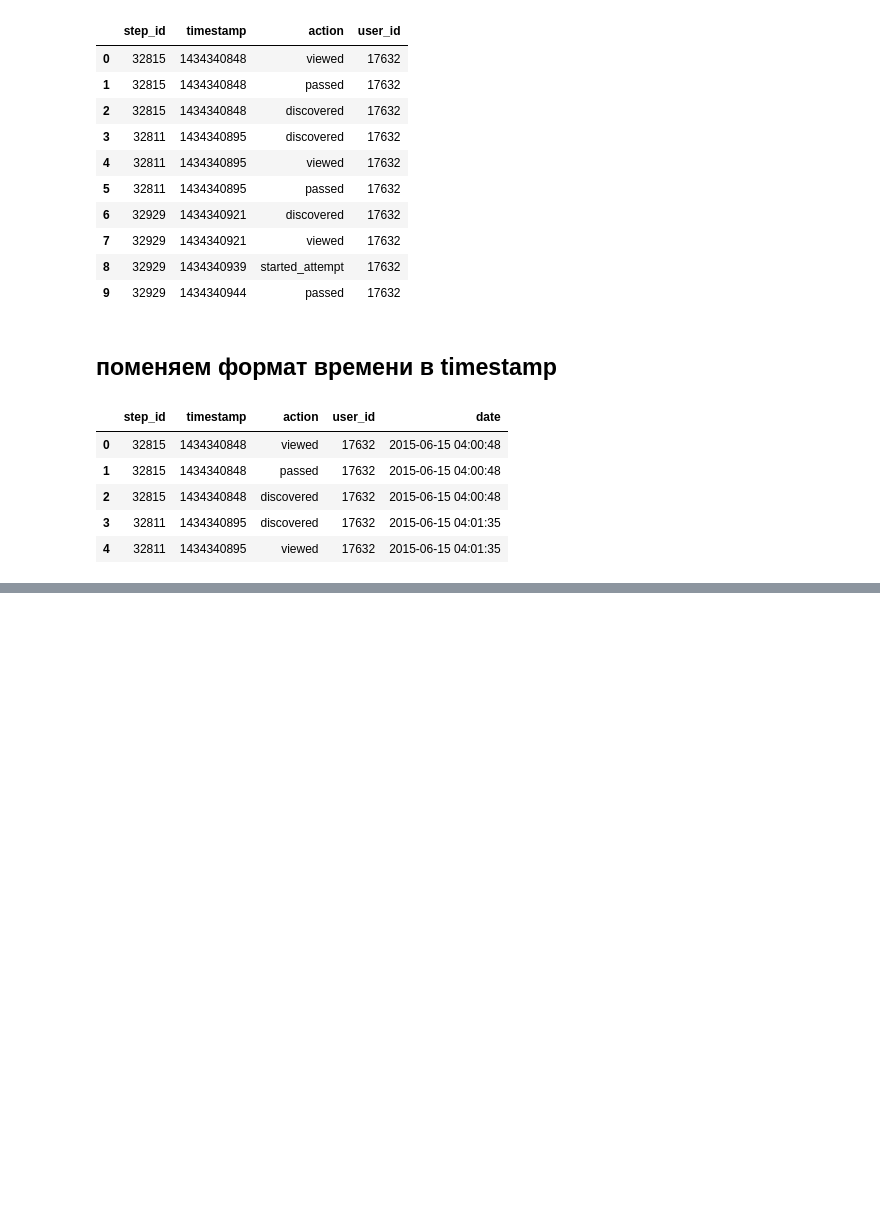
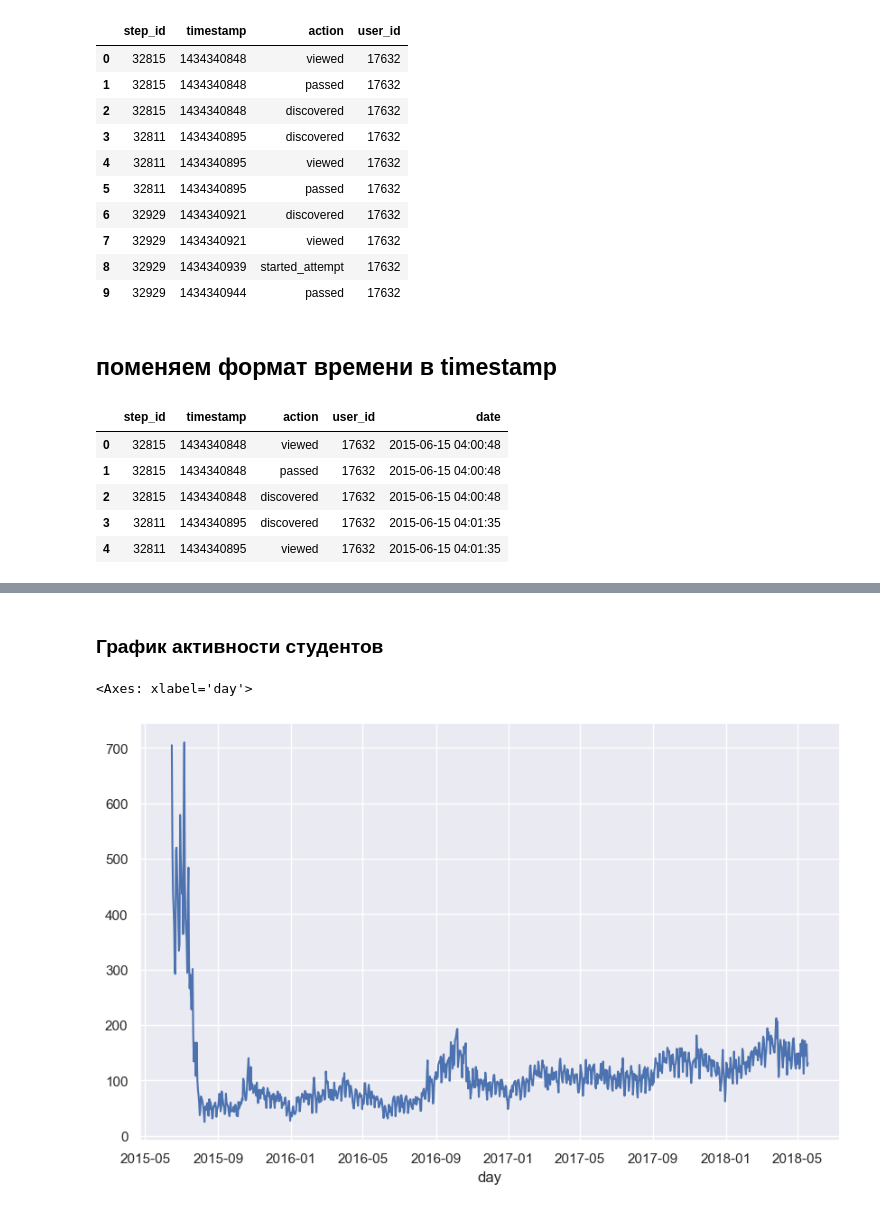
Before and after one commit to MaksimRaik/DataScience_stepik_users_analysis, a Jupyter notebook: first_notebook.ipynb, the cells around one changed output, grey strips where cells are left out. Drawn from its saved outputs; the diff is of its cells as text; code cells hidden in the pictures; blank space fills up the shorter version.

```diff
--- a/first_notebook.ipynb
+++ b/first_notebook.ipynb
@@ -33,3 +33,5 @@ events_data.head()
 | 2 | 32815 | 1434340848 | discovered | 17632 | 2015-06-15 04:00:48 |
 | 3 | 32811 | 1434340895 | discovered | 17632 | 2015-06-15 04:01:35 |
 | 4 | 32811 | 1434340895 | viewed | 17632 | 2015-06-15 04:01:35 |
+# %%
+events_data['day'] = events_data.date.dt.date
@@ -35,0 +54,8 @@ events_data.head()
+# %% [markdown]
+### График активности студентов
+# %%
+sns.set(rc = {'figure.figsize': (10,6)})
+events_data.groupby('day').user_id.nunique().plot()
+# %% [output]
+<Axes: xlabel='day'>
+[figure, added]
```
Also changed, not shown: parts of 6 cells of this notebook.
